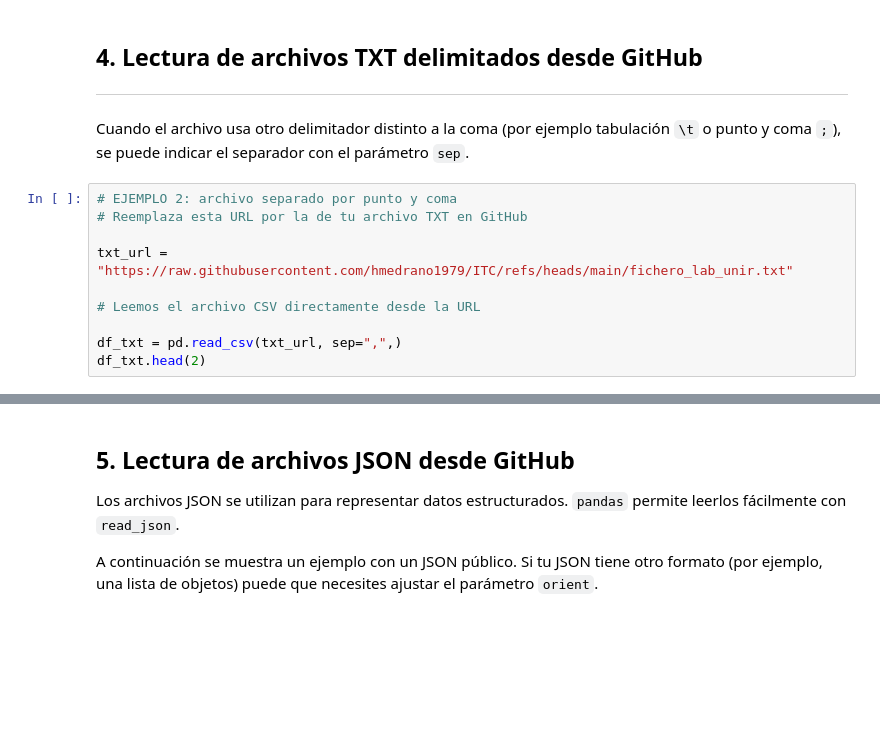
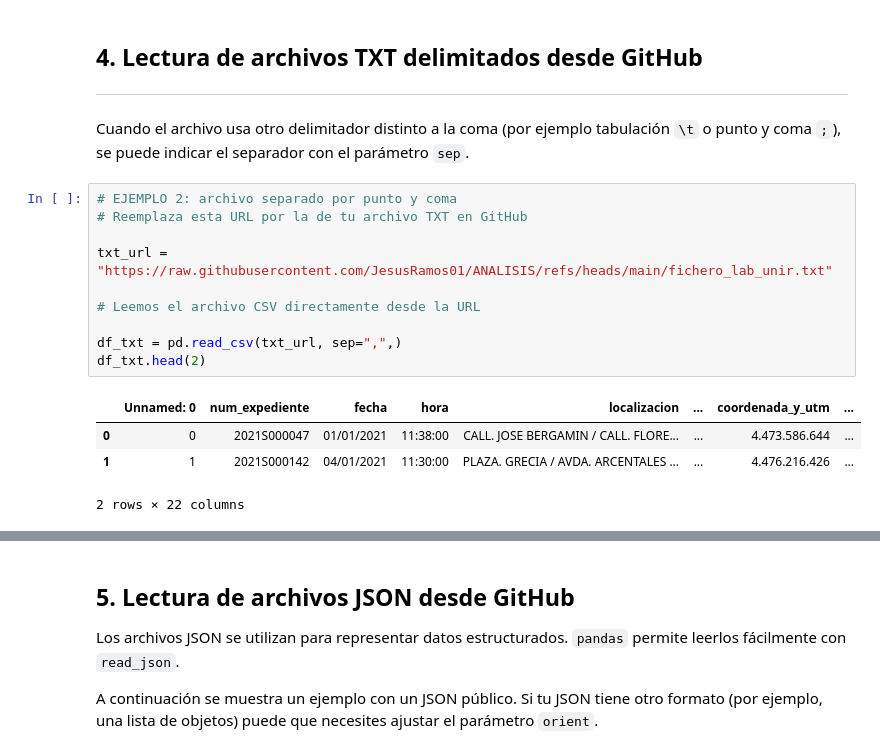
Before and after one commit to JesusRamos01/ANALISIS, a Jupyter notebook: lectura_archivos_desde_github.ipynb, the cells around one changed output, grey strips where cells are left out. Drawn from its saved outputs; the diff is of its cells as text; blank space fills up the shorter version.

```diff
--- a/lectura_archivos_desde_github.ipynb
+++ b/lectura_archivos_desde_github.ipynb
@@ -74,13 +84,18 @@ Cuando el archivo usa otro delimitador distinto a la coma (por ejemplo tabulaci
 # %%
 # EJEMPLO 2: archivo separado por punto y coma
 # Reemplaza esta URL por la de tu archivo TXT en GitHub
 
-txt_url = "https://raw.githubusercontent.com/hmedrano1979/ITC/refs/heads/main/fichero_lab_unir.txt"
+txt_url = "https://raw.githubusercontent.com/JesusRamos01/ANALISIS/refs/heads/main/fichero_lab_unir.txt"
 
 # Leemos el archivo CSV directamente desde la URL
 
 df_txt = pd.read_csv(txt_url, sep=",",)
 df_txt.head(2)
+# %% [output]
+|  | Unnamed: 0 | num_expediente | fecha | hora | localizacion | ... | coordenada_y_utm | ... |
+| 0 | 0 | 2021S000047 | 01/01/2021 | 11:38:00 | CALL. JOSE BERGAMIN / CALL. FLORE... | ... | 4.473.586.644 | ... |
+| 1 | 1 | 2021S000142 | 04/01/2021 | 11:30:00 | PLAZA. GRECIA / AVDA. ARCENTALES ... | ... | 4.476.216.426 | ... |
+2 rows × 22 columns
 # %%
 from matplotlib import pyplot as plt
 import seaborn as sns
```
Also changed, not shown: parts of 14 cells of this notebook.
